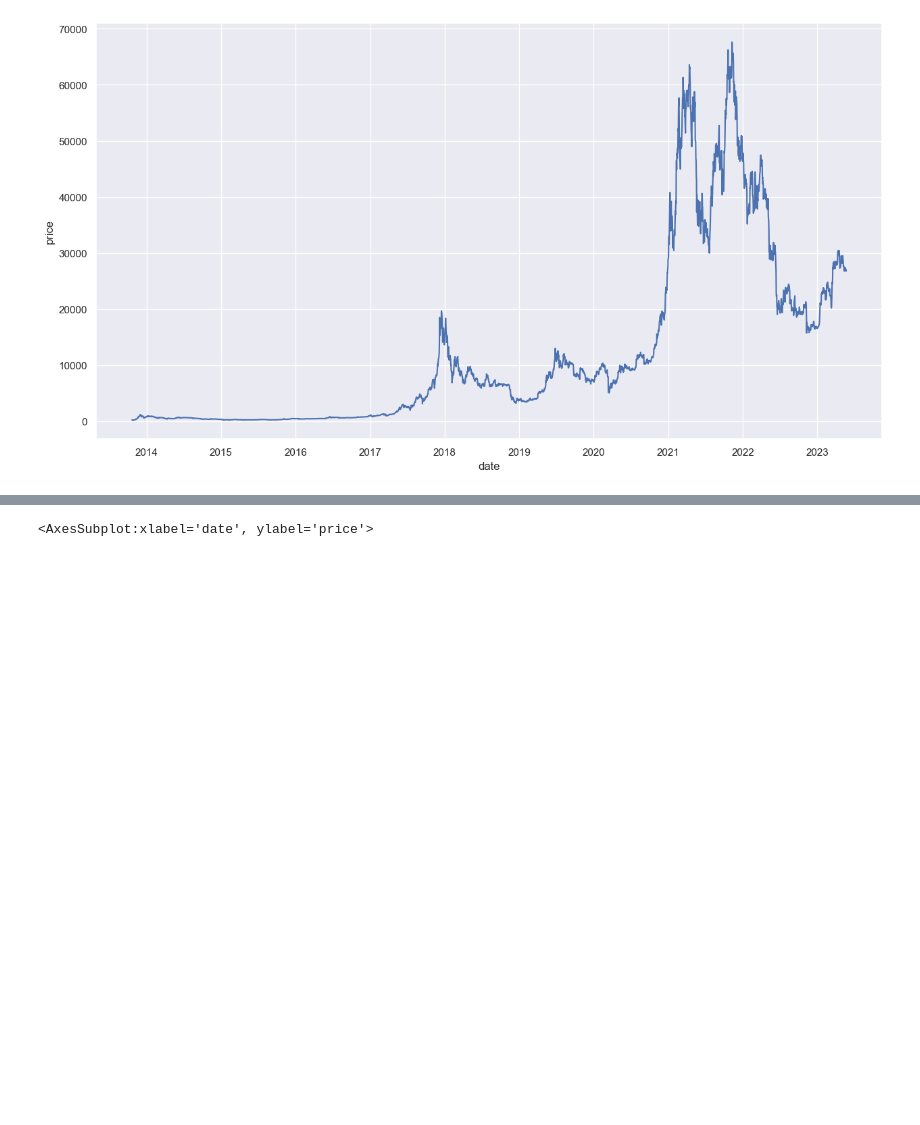
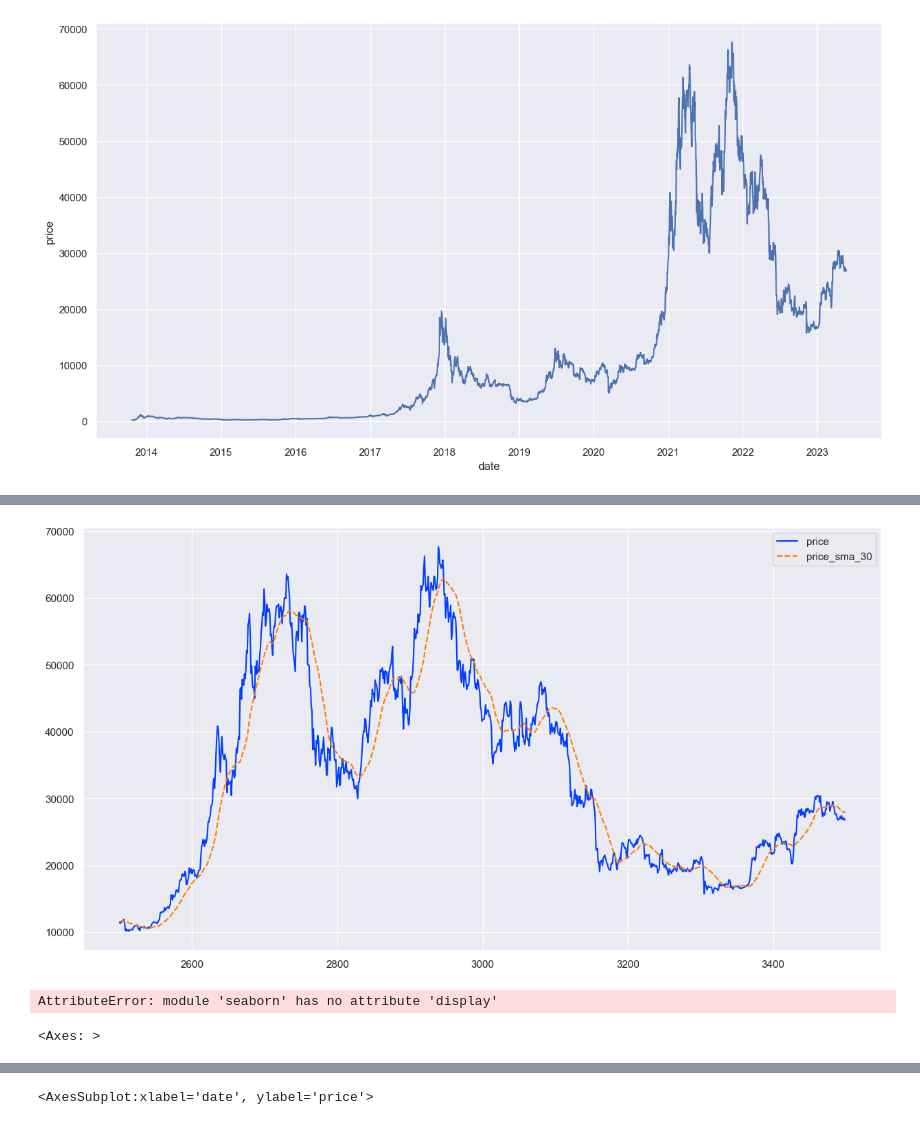
Before and after one commit to abhishek4563/crypto-trading-app, a Jupyter notebook: GetCryptoPrices.ipynb, the cells around one changed output, grey strips where cells are left out. Cells and saved outputs as stored; diff of their text form; code cells hidden in the pictures; blank space fills up the shorter version.

Commit message:
tried to plot entry and exit signs on plot but couldnt get it working yet, will continue next time

```diff
--- a/GetCryptoPrices.ipynb
+++ b/GetCryptoPrices.ipynb
@@ -762,0 +737,4 @@ btc_historical_prices[~btc_historical_prices.temp_signal.isnull()]
+# %%
+algo_plot = sns.lineplot(data=btc_historical_prices[['date','price','price_sma_30']].tail(1000),palette='bright')
+# %% [output]
+[figure, added]
@@ -762,0 +743,4 @@ btc_historical_prices[~btc_historical_prices.temp_signal.isnull()]
+# %%
+sns.display()
+# %% [output]
+AttributeError: module 'seaborn' has no attribute 'display'
@@ -762,0 +750,4 @@ btc_historical_prices[~btc_historical_prices.temp_signal.isnull()]
+# %%
+algo_plot.show
+# %% [output]
+<Axes: >
```
Also changed, not shown: parts of 104 cells of this notebook.
